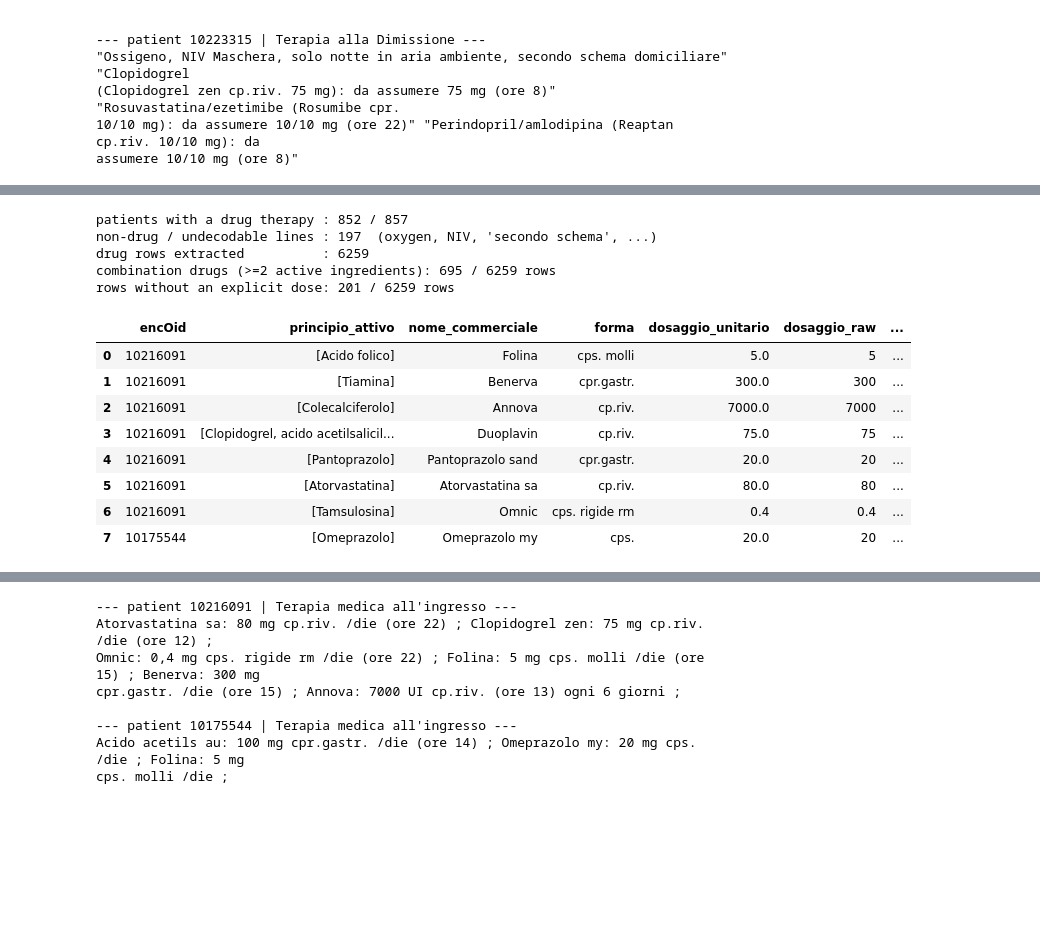
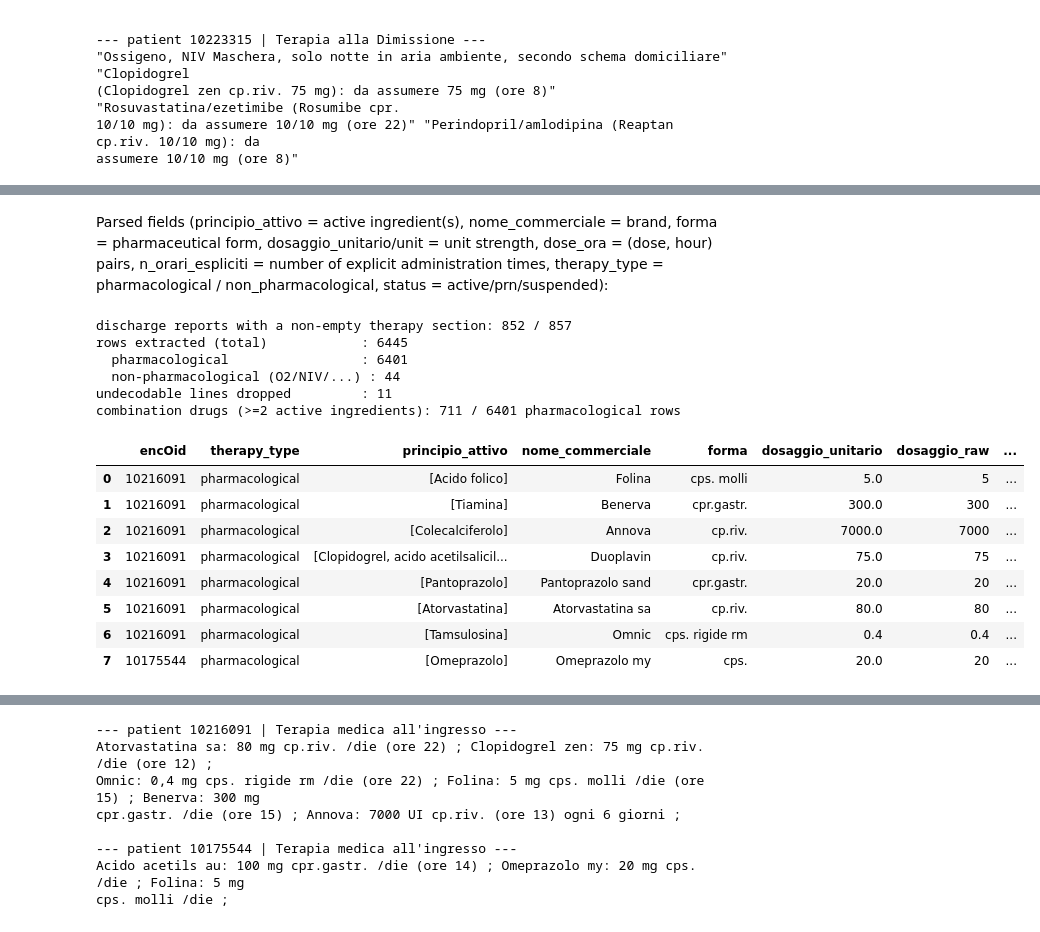
Before and after one commit to ilegul/nlp4dh, a Jupyter notebook: notebooks/clinical_nlp_pipeline.ipynb, the cells around one changed output, grey strips where cells are left out. Cells and saved outputs as stored; diff of their text form; code cells hidden in the pictures; blank space fills up the shorter version.

```diff
--- a/notebooks/clinical_nlp_pipeline.ipynb
+++ b/notebooks/clinical_nlp_pipeline.ipynb
@@ -299,0 +465,13 @@ Nega familiarita per diabete o altre cardiopatie congenite.
+# %%
+# Shared drug resources - AIFA catalog
+
+# resources (given inputs; how they were built is documented in build_drug_resources.ipynb)
+aifa_products = pd.read_csv(EXTERNAL_DATA_DIR / "aifa_products.csv")            # product label -> ATC
+ingredient_crosswalk = pd.read_csv(EXTERNAL_DATA_DIR / "ingredient_crosswalk.csv")   # ingredient -> codes, unique lookup_key
+aifa_packages = pd.read_parquet(EXTERNAL_DATA_DIR / "aifa" / "normalized" / "aifa_confezioni.parquet")   # package -> active ingredients
+
+# normalization shared by both therapy sections
+def normalize_text(x): return re.sub(r'\s+', ' ', str(x).lower().strip())
+
+NON_PHARMA_THERAPY = re.compile(r'\b(ossigeno|NIV|CPAP|cannula nasale|maschera|ventil|microinfusore|'
+                         r'insulinica|nutricomp|SNG|parenterale|simeox|acapella|pep[- ]?mask)', re.I)
@@ -490,52 +1014,67 @@ strength, status = active/prn/suspended):
+# %% [markdown]
+Parsed fields (principio_attivo = active ingredient(s), nome_commerciale = brand, forma = pharmaceutical form, dosaggio_unitario/unit = unit strength, dose_ora = (dose, hour) pairs, n_orari_espliciti = number of explicit administration times, therapy_type = pharmacological / non_pharmacological, status = active/prn/suspended):
 # %%
-# ---- Run the parser over all patients -> one row per drug per patient ------------------
+# Run the parser over all patients -> one row per drug per patient
 def is_empty_discharge(text):
-    """Empty only if the report states a *global* absence of therapy. A report that contains quoted
+    """Empty only if the report states a global absence of therapy. A report that contains quoted
     drug entries is never empty, even if it also mentions 'nessuna' somewhere (e.g. a report ending
     '... al momento nessuna Ossigeno 2 lt/min' that still lists five real prescriptions)."""
     t = text.strip().lower()
+
     if not t:
         return True
+
     if re.search(r'"[^"]+"', text):            # has quoted drug entries -> not empty
         return False
+
     return bool(re.search(r'nessun|non assume|nulla|assente', t))
 
 discharge_rows = []
 n_patients_with_therapy = n_nondrug = 0
+
 for p in patients:
     text = report_text(p, T_DIMISSIONE)
+
     if is_empty_discharge(text):
         continue
+
     n_patients_with_therapy += 1
     entries = re.findall(r'"([^"]*)"', text) or [text]   # entries are quoted; fall back to whole text
+
     for e in entries:
         parsed = parse_discharge_entry(e)
+
         if parsed is None:
             if e.strip():
                 n_nondrug += 1
+
             continue
+
         discharge_rows.append({"encOid": p["encOid"], **parsed})
 
 discharge_df = pd.DataFrame(discharge_rows)
 
-print(f"patients with a drug therapy : {n_patients_with_therapy} / {n_patients}")
-print(f"non-drug / undecodable lines : {n_nondrug}  (oxygen, NIV, 'secondo schema', ...)")
-print(f"drug rows extracted          : {len(discharge_df)}")
-print(f"combination drugs (>=2 active ingredients): {(discharge_df.principio_attivo.map(len) > 1).sum()} / {len(discharge_df)} rows")
-print(f"rows without an explicit dose: {discharge_df.dose_ora.map(len).eq(0).sum()} / {len(discharge_df)} rows")
+pharma = discharge_df[discharge_df.therapy_type == "pharmacological"]
+print(f"discharge reports with a non-empty therapy section: {n_patients_with_therapy} / {n_patients}")
+print(f"rows extracted (total)            : {len(discharge_df)}")
+print(f"  pharmacological                 : {(discharge_df.therapy_type == 'pharmacological').sum()}")
+print(f"  non-pharmacological (O2/NIV/...) : {(discharge_df.therapy_type == 'non_pharmacological').sum()}")
+print(f"undecodable lines dropped         : {n_nondrug}")
+print(f"combination drugs (>=2 active ingredients): {(pharma.principio_attivo.map(len) > 1).sum()} / {len(pharma)} pharmacological rows")
 discharge_df.head(8)
 # %% [output]
-patients with a drug therapy : 852 / 857
-non-drug / undecodable lines : 197  (oxygen, NIV, 'secondo schema', ...)
-drug rows extracted          : 6259
-combination drugs (>=2 active ingredients): 695 / 6259 rows
-rows without an explicit dose: 201 / 6259 rows
+discharge reports with a non-empty therapy section: 852 / 857
+rows extracted (total)            : 6445
+  pharmacological                 : 6401
+  non-pharmacological (O2/NIV/...) : 44
+undecodable lines dropped         : 11
+combination drugs (>=2 active ingredients): 711 / 6401 pharmacological rows
-|  | encOid | principio_attivo | nome_commerciale | forma | dosaggio_unitario | dosaggio_raw | ... |
-| 0 | 10216091 | [Acido folico] | Folina | cps. molli | 5.0 | 5 | ... |
-| 1 | 10216091 | [Tiamina] | Benerva | cpr.gastr. | 300.0 | 300 | ... |
-| 2 | 10216091 | [Colecalciferolo] | Annova | cp.riv. | 7000.0 | 7000 | ... |
-| 3 | 10216091 | [Clopidogrel, acido acetilsalicil... | Duoplavin | cp.riv. | 75.0 | 75 | ... |
-| 4 | 10216091 | [Pantoprazolo] | Pantoprazolo sand | cpr.gastr. | 20.0 | 20 | ... |
-| 5 | 10216091 | [Atorvastatina] | Atorvastatina sa | cp.riv. | 80.0 | 80 | ... |
-| 6 | 10216091 | [Tamsulosina] | Omnic | cps. rigide rm | 0.4 | 0.4 | ... |
-| 7 | 10175544 | [Omeprazolo] | Omeprazolo my | cps. | 20.0 | 20 | ... |
+|  | encOid | therapy_type | principio_attivo | nome_commerciale | forma | dosaggio_unitario | dosaggio_raw | ... |
+| 0 | 10216091 | pharmacological | [Acido folico] | Folina | cps. molli | 5.0 | 5 | ... |
+| 1 | 10216091 | pharmacological | [Tiamina] | Benerva | cpr.gastr. | 300.0 | 300 | ... |
+| 2 | 10216091 | pharmacological | [Colecalciferolo] | Annova | cp.riv. | 7000.0 | 7000 | ... |
+| 3 | 10216091 | pharmacological | [Clopidogrel, acido acetilsalicil... | Duoplavin | cp.riv. | 75.0 | 75 | ... |
+| 4 | 10216091 | pharmacological | [Pantoprazolo] | Pantoprazolo sand | cpr.gastr. | 20.0 | 20 | ... |
+| 5 | 10216091 | pharmacological | [Atorvastatina] | Atorvastatina sa | cp.riv. | 80.0 | 80 | ... |
+| 6 | 10216091 | pharmacological | [Tamsulosina] | Omnic | cps. rigide rm | 0.4 | 0.4 | ... |
+| 7 | 10175544 | pharmacological | [Omeprazolo] | Omeprazolo my | cps. | 20.0 | 20 | ... |
```
Also changed, not shown: parts of 281 cells of this notebook, 45 other files.
